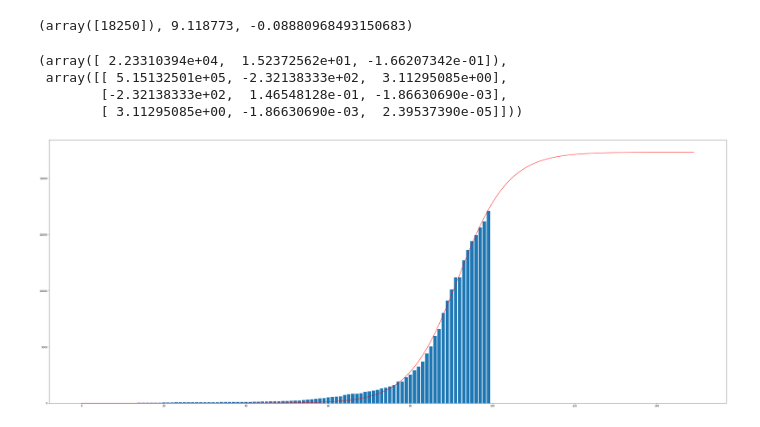
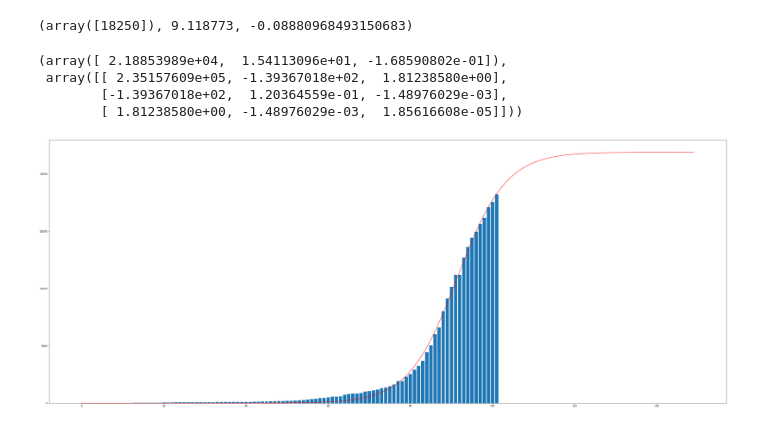
Before and after one commit to pandaxfly/covid_19_singapore, a Jupyter notebook: covid-19.ipynb, the cells around one changed output. Cells and saved outputs as stored; diff of their text form; code cells hidden in the pictures.

Commit message:
added more accurate and precised model for estimation

```diff
--- a/covid-19.ipynb
+++ b/covid-19.ipynb
@@ -76,3 +68,17 @@ beta1.values.astype(int), beta2, beta3
 ## Instead we use python library for curve_fit
 import matplotlib.pyplot as plt
 from scipy.optimize import curve_fit
+
+def populationGrowthModel(x, b1, b2, b3):
+    return b1 / (1 + np.exp(b2 + b3 * x))
+
+xdata = covid19SG.index.values
+ydata = covid19DailyCase['total_cases'].values
+
+popt, pcov = curve_fit(populationGrowthModel, xdata, ydata, p0=[beta1.iloc[0], beta2, beta3])
+popt, pcov
+# %% [output]
+(array([ 2.18853989e+04,  1.54113096e+01, -1.68590802e-01]),
+ array([[ 2.35157609e+05, -1.39367018e+02,  1.81238580e+00],
+        [-1.39367018e+02,  1.20364559e-01, -1.48976029e-03],
+        [ 1.81238580e+00, -1.48976029e-03,  1.85616608e-05]]))
@@ -85,15 +85,8 @@ ydata = covid19DailyCase['total_cases'].values
-# %%
-popt, pcov = curve_fit(populationGrowthModel, xdata, ydata, p0=[beta1.iloc[0], beta2, beta3])
-popt, pcov
-# %% [output]
-(array([ 2.23310394e+04,  1.52372562e+01, -1.66207342e-01]),
- array([[ 5.15132501e+05, -2.32138333e+02,  3.11295085e+00],
-        [-2.32138333e+02,  1.46548128e-01, -1.86630690e-03],
-        [ 3.11295085e+00, -1.86630690e-03,  2.39537390e-05]]))
 # %%
+estimationRage = range(0,150)
 plt.figure(figsize=(50,20))
-plt.plot(range(0,150), populationGrowthModel(range(0,150), *popt), 'r-', label='fit: a=%5.3f, b=%5.3f, c=%5.3f' % tuple(popt))
-plt.bar(range(0,150), np.pad(covid19SG['total_cases'].values, (0, 50), 'constant'))
+plt.plot(estimationRage, populationGrowthModel(estimationRage, *popt), 'r-', label='fit: a=%5.3f, b=%5.3f, c=%5.3f' % tuple(popt))
+plt.bar(estimationRage, np.pad(covid19SG['total_cases'].values, (0, len(estimationRage)-covid19SG['total_cases'].size), 'constant'))
 plt.show()
 # %% [output]
-[figure, old version]
+[figure, new version]
```
Also changed, not shown: parts of 11 cells of this notebook.
